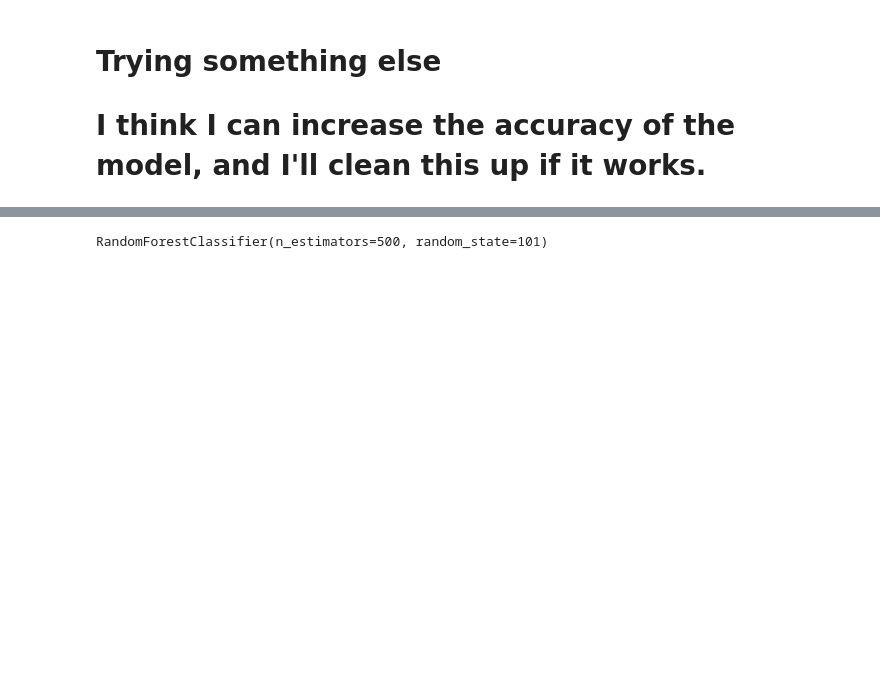
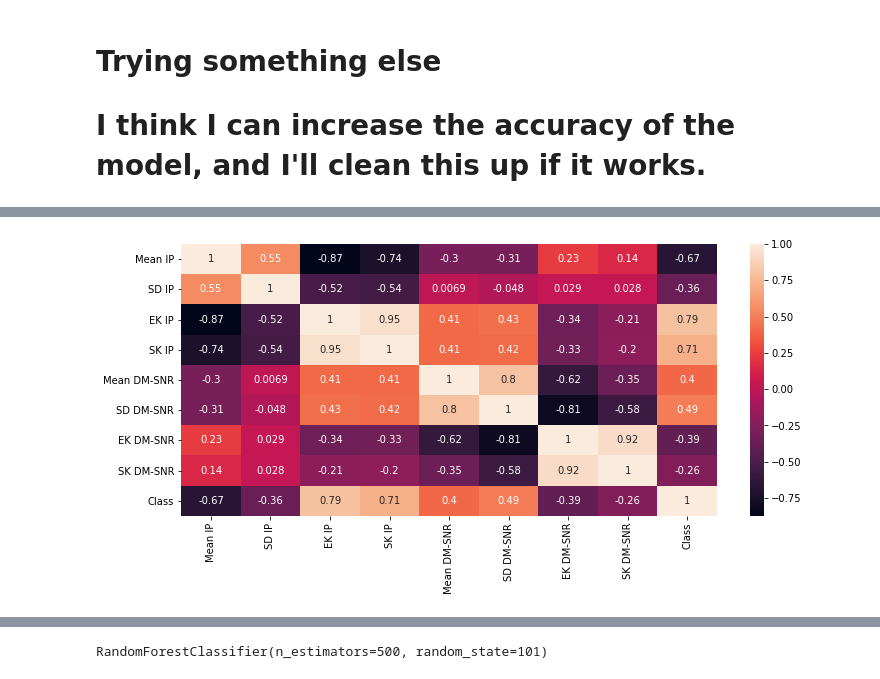
Before and after one commit to derrick-poage/Pulsar-prediction, a Jupyter notebook: Pulsar Prediction.ipynb, the cells around one changed output, grey strips where cells are left out. Drawn from its saved outputs; the diff is of its cells as text; code cells hidden in the pictures; blank space fills up the shorter version.

```diff
--- a/Pulsar Prediction.ipynb
+++ b/Pulsar Prediction.ipynb
@@ -573,0 +677,8 @@ pulsars = pd.read_csv("HTRU_2.csv", names=pulsar_column)
+# %%
+corrPearson = pulsars.corr(method="pearson")
+# %%
+figure = plt.figure(figsize=(12,5))
+sns.heatmap(corrPearson, annot=True)
+plt.show()
+# %% [output]
+[figure, added]
```
Also changed, not shown: parts of 28 cells of this notebook.
